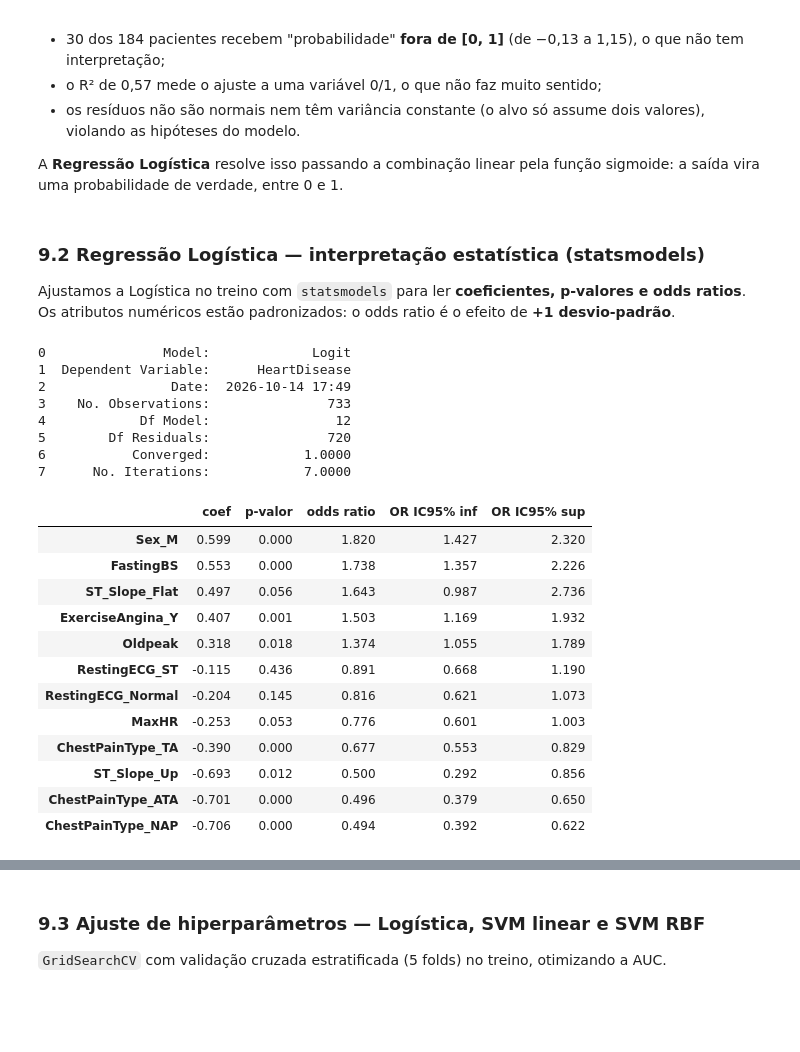
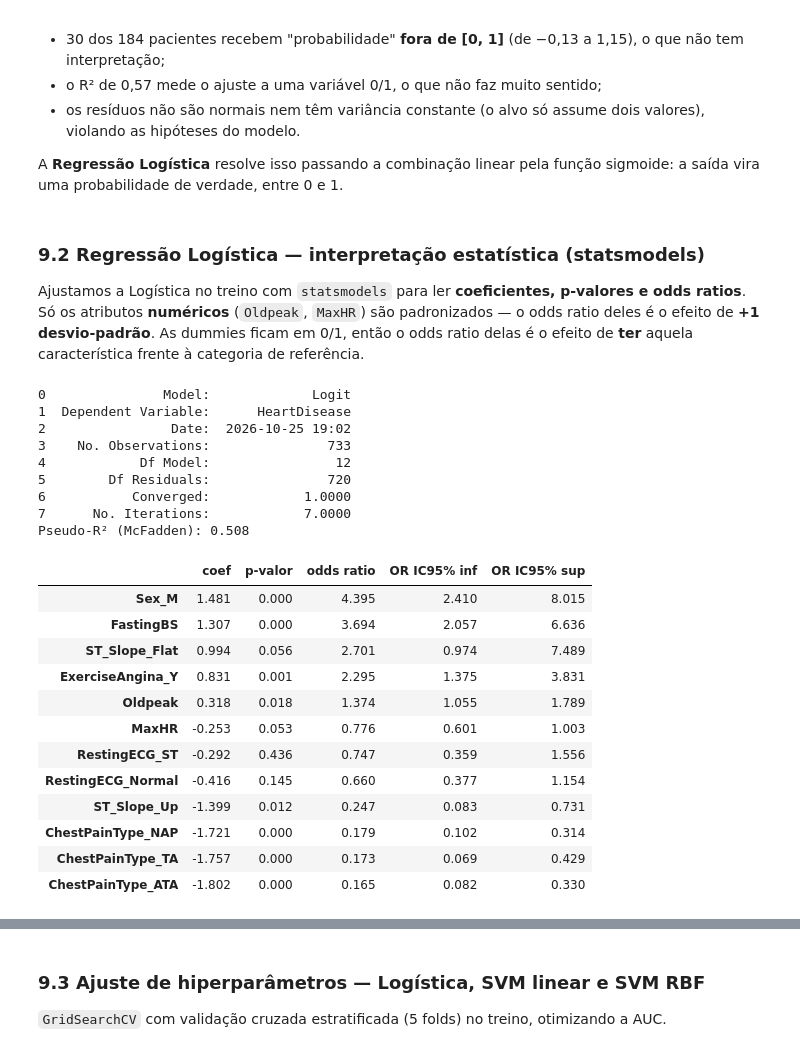
Before and after one commit to guguriedel/INF1038-T1, a Jupyter notebook: trabalho1_heart_failure.ipynb, the cells around one changed output, grey strips where cells are left out. Cells and saved outputs as stored; diff of their text form; code cells hidden in the pictures; blank space fills up the shorter version.

```diff
--- a/trabalho1_heart_failure.ipynb
+++ b/trabalho1_heart_failure.ipynb
@@ -649,3 +651,9 @@ k escolhido pelo filtro: 10 -> ['ST_Slope_Up', 'ST_Slope_Flat', 'ExerciseAngina_
 | PCA (11 comp.) | 0.9123 | 0.9142 | 0.8535 | 0.8600 |
 | Todos os atributos | 0.9158 | 0.9158 | 0.8491 | 0.8551 |
 | Wrapper RFE (k=12) | 0.9168 | 0.9139 | 0.8490 | 0.8540 |
+# %%
+# Evidência estatística: Logística (statsmodels) com TODOS os 15 atributos
+X_all = pd.DataFrame(SimpleImputer(strategy="median").fit_transform(X_train), columns=FEATURES, index=X_train.index)
+X_all[NUM] = StandardScaler().fit_transform(X_all[NUM])
+logit_all = sm.Logit(y_train, sm.add_constant(X_all)).fit(disp=0)
+logit_all.pvalues.drop("const").sort_values(ascending=False).round(3).head(6)
@@ -713,34 +729,39 @@ probabilidade de verdade, entre 0 e 1.
 # %% [markdown]
 ### 9.2 Regressão Logística — interpretação estatística (statsmodels)
 Ajustamos a Logística no treino com `statsmodels` para ler **coeficientes, p-valores e odds ratios**.
-Os atributos numéricos estão padronizados: o odds ratio é o efeito de **+1 desvio-padrão**.
+Só os atributos **numéricos** (`Oldpeak`, `MaxHR`) são padronizados — o odds ratio deles é o efeito de **+1 desvio-padrão**.
+As dummies ficam em 0/1, então o odds ratio delas é o efeito de **ter** aquela característica frente à categoria de referência.
 # %%
-X_sm = pd.DataFrame(Pipeline(prep()).fit_transform(X_train[FINAL]), columns=FINAL, index=X_train.index)
+NUM_FINAL = [c for c in FINAL if c in NUM]
+X_sm = X_train[FINAL].copy()
+X_sm[NUM_FINAL] = Pipeline(prep()).fit_transform(X_sm[NUM_FINAL])   # só os numéricos são padronizados
 logit = sm.Logit(y_train, sm.add_constant(X_sm)).fit(disp=0)
 print(logit.summary2().tables[0].iloc[:, :2].to_string(header=False))
+print(f"Pseudo-R² (McFadden): {logit.prsquared:.3f}")
 tab = pd.DataFrame({"coef": logit.params, "p-valor": logit.pvalues, "odds ratio": np.exp(logit.params),
                     "OR IC95% inf": np.exp(logit.conf_int()[0]), "OR IC95% sup": np.exp(logit.conf_int()[1])})
 tab.drop("const").sort_values("odds ratio", ascending=False).round(3)
 # %% [output]
 0               Model:             Logit
 1  Dependent Variable:      HeartDisease
-2                Date:  2026-10-14 17:49
+2                Date:  2026-10-25 19:02
 3    No. Observations:               733
 4            Df Model:                12
 5        Df Residuals:               720
 6           Converged:            1.0000
 7      No. Iterations:            7.0000
+Pseudo-R² (McFadden): 0.508
 |  | coef | p-valor | odds ratio | OR IC95% inf | OR IC95% sup |
-| Sex_M | 0.599 | 0.000 | 1.820 | 1.427 | 2.320 |
-| FastingBS | 0.553 | 0.000 | 1.738 | 1.357 | 2.226 |
-| ST_Slope_Flat | 0.497 | 0.056 | 1.643 | 0.987 | 2.736 |
-| ExerciseAngina_Y | 0.407 | 0.001 | 1.503 | 1.169 | 1.932 |
+| Sex_M | 1.481 | 0.000 | 4.395 | 2.410 | 8.015 |
+| FastingBS | 1.307 | 0.000 | 3.694 | 2.057 | 6.636 |
+| ST_Slope_Flat | 0.994 | 0.056 | 2.701 | 0.974 | 7.489 |
+| ExerciseAngina_Y | 0.831 | 0.001 | 2.295 | 1.375 | 3.831 |
 | Oldpeak | 0.318 | 0.018 | 1.374 | 1.055 | 1.789 |
-| RestingECG_ST | -0.115 | 0.436 | 0.891 | 0.668 | 1.190 |
-| RestingECG_Normal | -0.204 | 0.145 | 0.816 | 0.621 | 1.073 |
 | MaxHR | -0.253 | 0.053 | 0.776 | 0.601 | 1.003 |
-| ChestPainType_TA | -0.390 | 0.000 | 0.677 | 0.553 | 0.829 |
-| ST_Slope_Up | -0.693 | 0.012 | 0.500 | 0.292 | 0.856 |
-| ChestPainType_ATA | -0.701 | 0.000 | 0.496 | 0.379 | 0.650 |
-| ChestPainType_NAP | -0.706 | 0.000 | 0.494 | 0.392 | 0.622 |
+| RestingECG_ST | -0.292 | 0.436 | 0.747 | 0.359 | 1.556 |
+| RestingECG_Normal | -0.416 | 0.145 | 0.660 | 0.377 | 1.154 |
+| ST_Slope_Up | -1.399 | 0.012 | 0.247 | 0.083 | 0.731 |
+| ChestPainType_NAP | -1.721 | 0.000 | 0.179 | 0.102 | 0.314 |
+| ChestPainType_TA | -1.757 | 0.000 | 0.173 | 0.069 | 0.429 |
+| ChestPainType_ATA | -1.802 | 0.000 | 0.165 | 0.082 | 0.330 |
 # %% [markdown]
```
Also changed, not shown: parts of 6 cells of this notebook, 5 other files.
